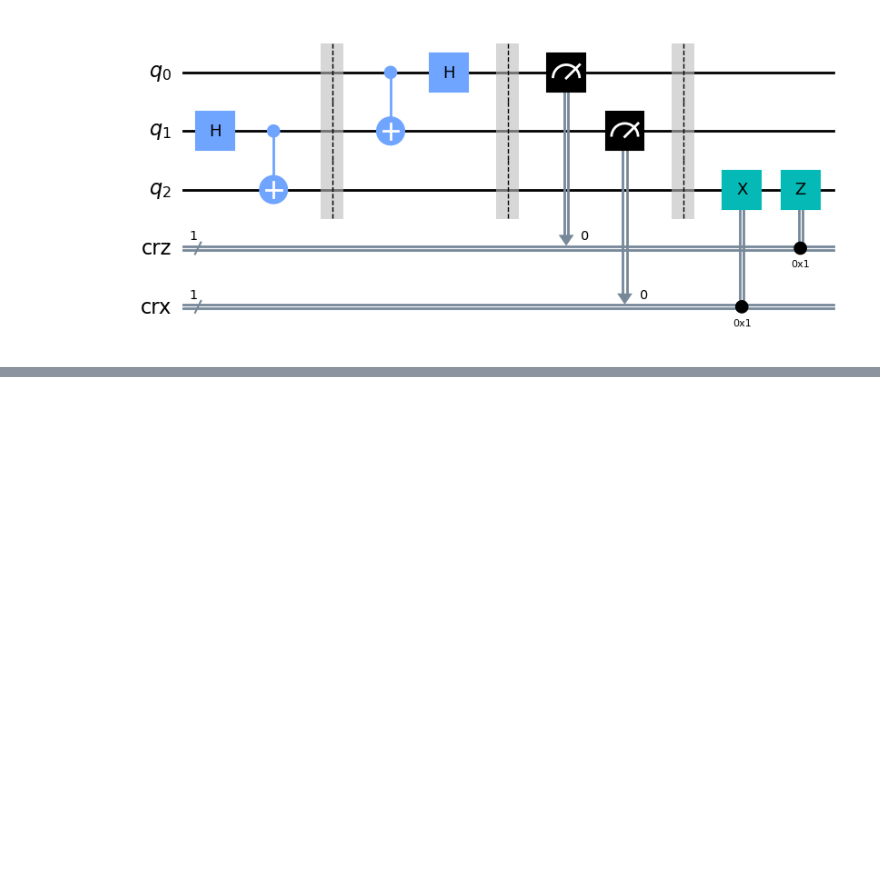
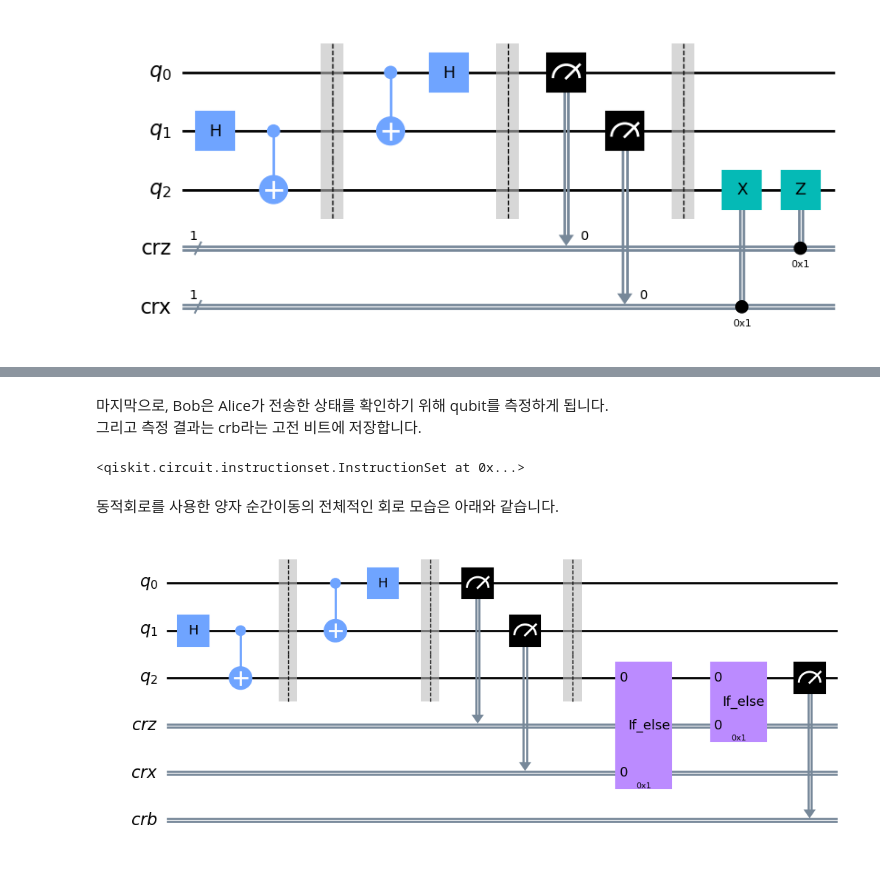
Before and after one commit to geekCYS/2023-Qiskit-User-MeetUp, a Jupyter notebook: 230630_Qiskit_MeetUp_양자순간이동.ipynb, the cells around one changed output, grey strips where cells are left out. Saved outputs shown, nothing was run; the diff lists cells and outputs as text; code cells hidden in the pictures; blank space fills up the shorter version.

```diff
--- a/230630_Qiskit_MeetUp_양자순간이동.ipynb
+++ b/230630_Qiskit_MeetUp_양자순간이동.ipynb
@@ -141,0 +250,13 @@ teleportation_circuit.draw("mpl")
+# %% [markdown]
+마지막으로, Bob은 Alice가 전송한 상태를 확인하기 위해 qubit를 측정하게 됩니다.
+그리고 측정 결과는 crb라는 고전 비트에 저장합니다.
+# %%
+dynamics_teleportation_circuit.measure(2, crb)
+# %% [output]
+<qiskit.circuit.instructionset.InstructionSet at 0x...>
+# %% [markdown]
+동적회로를 사용한 양자 순간이동의 전체적인 회로 모습은 아래와 같습니다.
+# %%
+dynamics_teleportation_circuit.draw("mpl")
+# %% [output]
+[figure, added]
```
Also changed, not shown: parts of 40 cells of this notebook.
